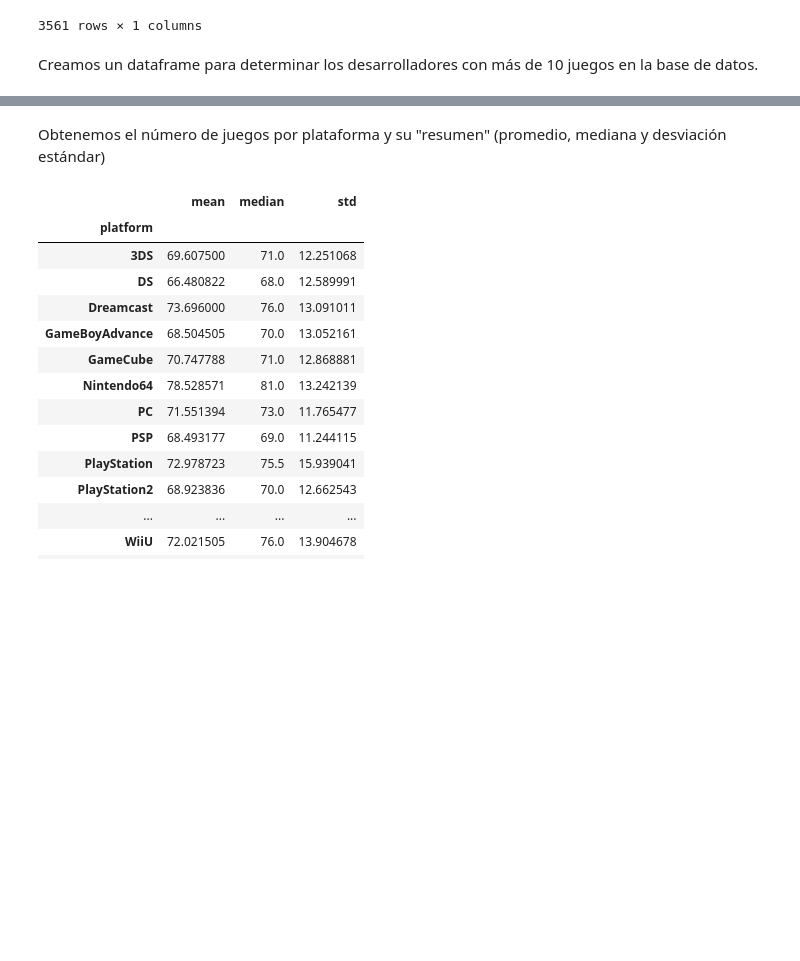
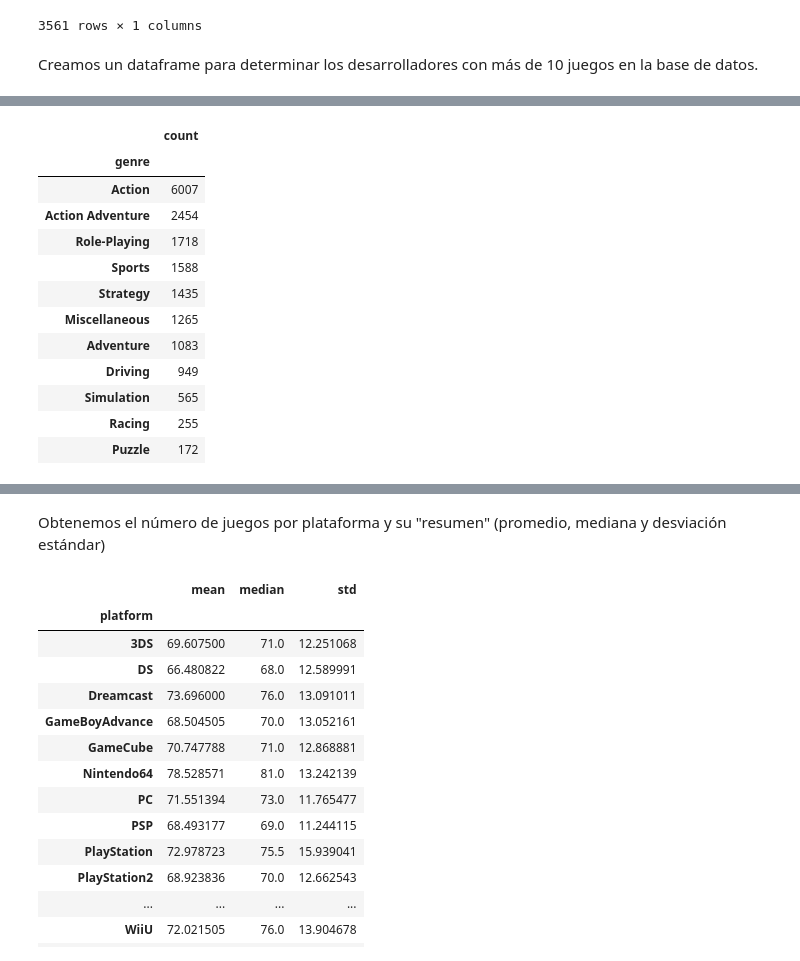
Before and after one commit to elcarlos-94/DemoDay, a Jupyter notebook: Modulo3/proyecto_modulo_3.ipynb, the cells around one changed output, grey strips where cells are left out. Saved outputs shown, nothing was run; the diff lists cells and outputs as text; code cells hidden in the pictures; blank space fills up the shorter version.

```diff
--- a/Modulo3/proyecto_modulo_3.ipynb
+++ b/Modulo3/proyecto_modulo_3.ipynb
@@ -462,0 +505,22 @@ df_developer_count_made
+# %%
+df_genre_count_more_than_100 = df_genre_count[df_genre_count > 100]
+df_genre_count_made = pd.DataFrame(df_genre_count_more_than_100, columns=['genre'])
+df_genre_count_made.index.names = ['genre']
+df_genre_count_made = df_genre_count_made.rename(columns={
+    'genre': 'count'
+})
+df_genre_count_made
+# %% [output]
+|  | count |
+| genre |  |
+| Action | 6007 |
+| Action Adventure | 2454 |
+| Role-Playing | 1718 |
+| Sports | 1588 |
+| Strategy | 1435 |
+| Miscellaneous | 1265 |
+| Adventure | 1083 |
+| Driving | 949 |
+| Simulation | 565 |
+| Racing | 255 |
+| Puzzle | 172 |
```
Also changed, not shown: parts of 10 cells of this notebook.
